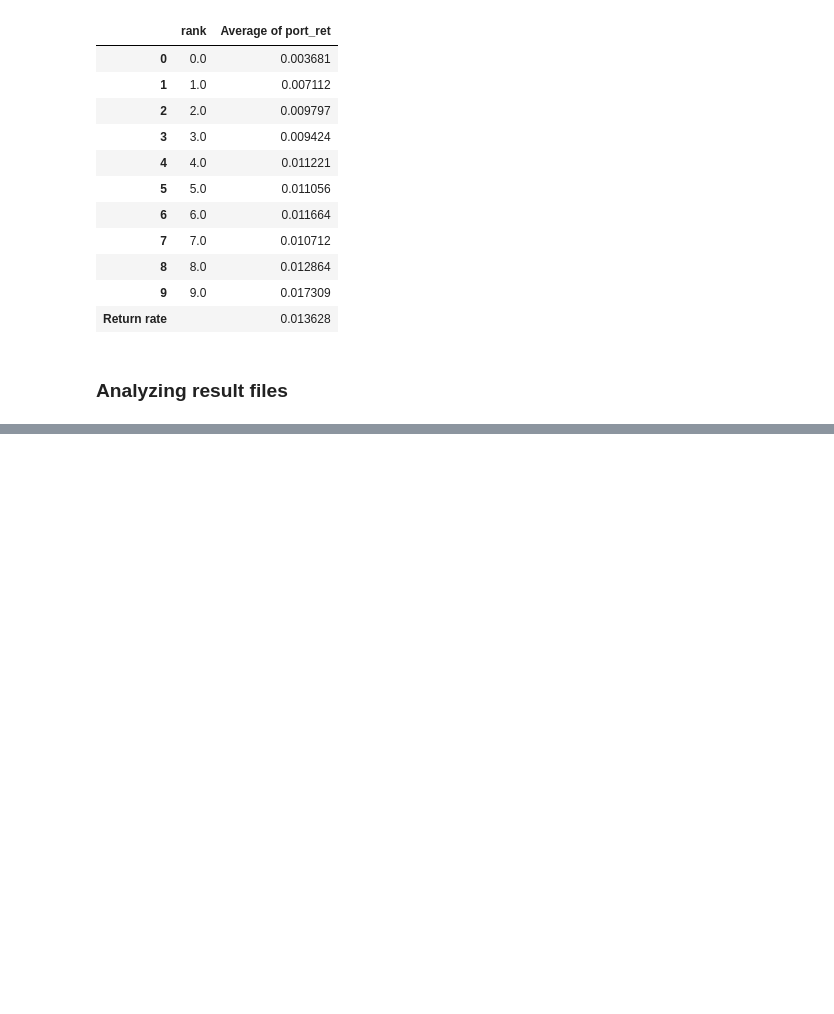
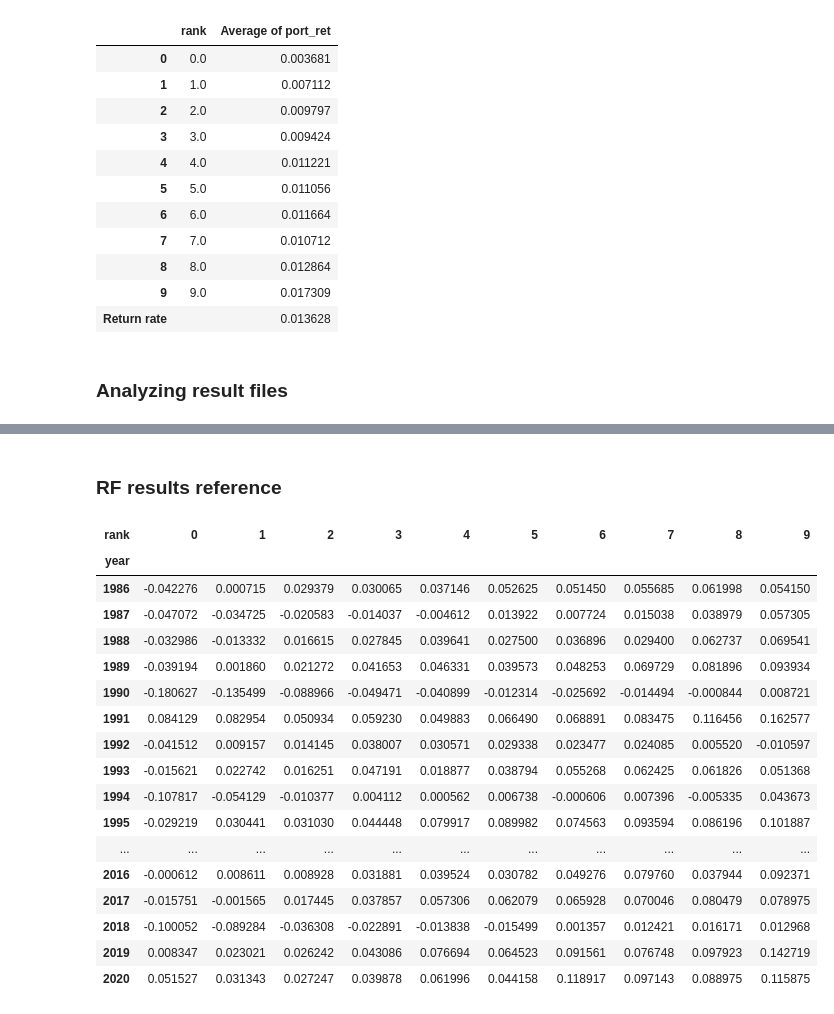
Before and after one commit to kevinidea/neural_network_stock_model, a Jupyter notebook: src/prediction_postprocessing.ipynb, the cells around one changed output, grey strips where cells are left out. Saved outputs shown, nothing was run; the diff lists cells and outputs as text; code cells hidden in the pictures; blank space fills up the shorter version.

Commit message:
First completed quarterly return with restricted vars

```diff
--- a/src/prediction_postprocessing.ipynb
+++ b/src/prediction_postprocessing.ipynb
@@ -256,0 +262,26 @@ analyze_result_files(quarterly_restricted_result_dir)
+# %% [markdown]
+### RF results reference
+# %%
+quarterly_restricted_result_dir_RF = 'Info Processing and Mutual Funds/new_input/results/result_w_c_q_new_all_restrict_95_stocks.csv'
+quarterly_restricted_result_dir_RF = 'Info Processing and Mutual Funds/new_input/results/result_w_c_q_new_all_restrict_95.csv'
+# %%
+analyze_result_files(quarterly_restricted_result_dir_RF)
+# %% [output]
+| rank | 0 | 1 | 2 | 3 | 4 | 5 | 6 | 7 | 8 | 9 |
+| year |  |  |  |  |  |  |  |  |  |  |
+| 1986 | -0.042276 | 0.000715 | 0.029379 | 0.030065 | 0.037146 | 0.052625 | 0.051450 | 0.055685 | 0.061998 | 0.054150 |
+| 1987 | -0.047072 | -0.034725 | -0.020583 | -0.014037 | -0.004612 | 0.013922 | 0.007724 | 0.015038 | 0.038979 | 0.057305 |
+| 1988 | -0.032986 | -0.013332 | 0.016615 | 0.027845 | 0.039641 | 0.027500 | 0.036896 | 0.029400 | 0.062737 | 0.069541 |
+| 1989 | -0.039194 | 0.001860 | 0.021272 | 0.041653 | 0.046331 | 0.039573 | 0.048253 | 0.069729 | 0.081896 | 0.093934 |
+| 1990 | -0.180627 | -0.135499 | -0.088966 | -0.049471 | -0.040899 | -0.012314 | -0.025692 | -0.014494 | -0.000844 | 0.008721 |
+| 1991 | 0.084129 | 0.082954 | 0.050934 | 0.059230 | 0.049883 | 0.066490 | 0.068891 | 0.083475 | 0.116456 | 0.162577 |
+| 1992 | -0.041512 | 0.009157 | 0.014145 | 0.038007 | 0.030571 | 0.029338 | 0.023477 | 0.024085 | 0.005520 | -0.010597 |
+| 1993 | -0.015621 | 0.022742 | 0.016251 | 0.047191 | 0.018877 | 0.038794 | 0.055268 | 0.062425 | 0.061826 | 0.051368 |
+| 1994 | -0.107817 | -0.054129 | -0.010377 | 0.004112 | 0.000562 | 0.006738 | -0.000606 | 0.007396 | -0.005335 | 0.043673 |
+| 1995 | -0.029219 | 0.030441 | 0.031030 | 0.044448 | 0.079917 | 0.089982 | 0.074563 | 0.093594 | 0.086196 | 0.101887 |
+| ... | ... | ... | ... | ... | ... | ... | ... | ... | ... | ... |
+| 2016 | -0.000612 | 0.008611 | 0.008928 | 0.031881 | 0.039524 | 0.030782 | 0.049276 | 0.079760 | 0.037944 | 0.092371 |
+| 2017 | -0.015751 | -0.001565 | 0.017445 | 0.037857 | 0.057306 | 0.062079 | 0.065928 | 0.070046 | 0.080479 | 0.078975 |
+| 2018 | -0.100052 | -0.089284 | -0.036308 | -0.022891 | -0.013838 | -0.015499 | 0.001357 | 0.012421 | 0.016171 | 0.012968 |
+| 2019 | 0.008347 | 0.023021 | 0.026242 | 0.043086 | 0.076694 | 0.064523 | 0.091561 | 0.076748 | 0.097923 | 0.142719 |
+| 2020 | 0.051527 | 0.031343 | 0.027247 | 0.039878 | 0.061996 | 0.044158 | 0.118917 | 0.097143 | 0.088975 | 0.115875 |
```
Also changed, not shown: parts of 5 cells of this notebook.
